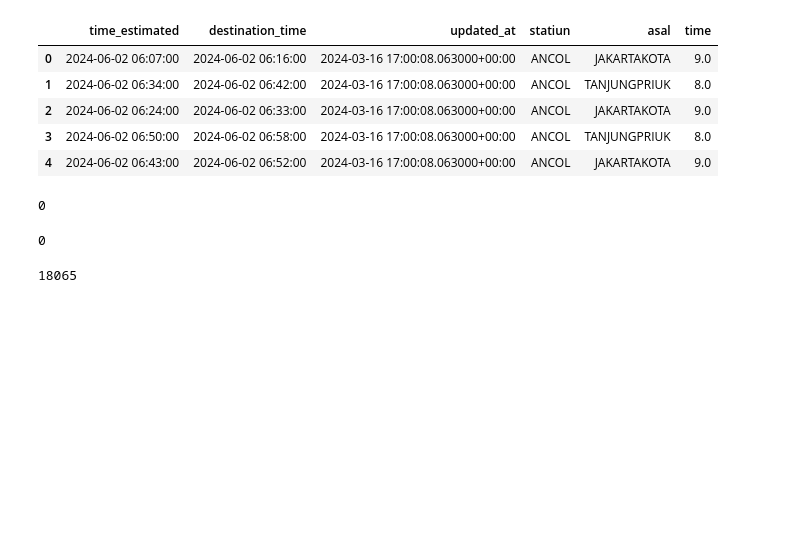
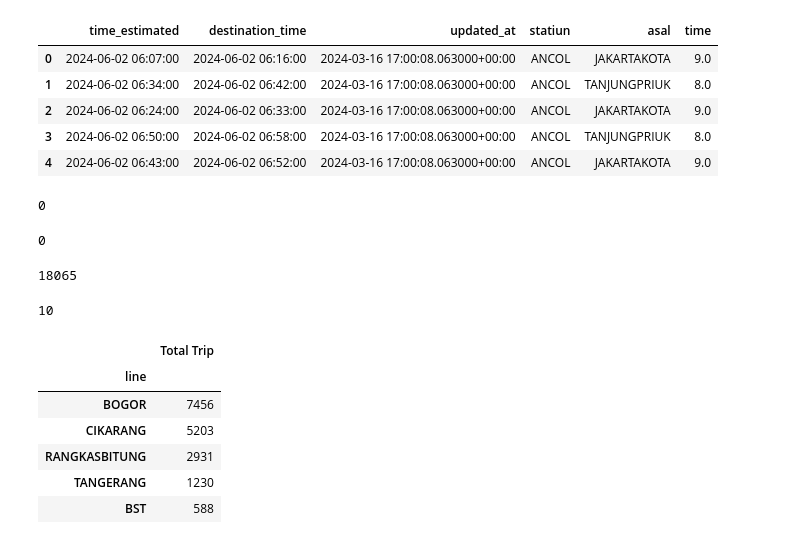
Before and after one commit to Kelnit/Year, a Jupyter notebook: Year.ipynb, the cells around one changed output. Saved outputs shown, nothing was run; the diff lists cells and outputs as text; code cells hidden in the pictures; blank space fills up the shorter version.

```diff
--- a/Year.ipynb
+++ b/Year.ipynb
@@ -69,3 +69,25 @@ total_trip
 18065
 # %%
 assert total_trip == origin.shape[0], "Fail !"
+# %%
+total_liner = origin["line"].nunique()
+
+total_liner
+# %% [output]
+10
+# %%
+triline = origin["line"].value_counts().to_frame().rename(columns={"count": "Total Trip"})
+
+triline.index = triline.index.str.replace("COMMUTER LINE", "")
+
+triline.index = triline.index.str.strip()
+
+triline.iloc[:5]
+# %% [output]
+|  | Total Trip |
+| line |  |
+| BOGOR | 7456 |
+| CIKARANG | 5203 |
+| RANGKASBITUNG | 2931 |
+| TANGERANG | 1230 |
+| BST | 588 |
```
Also changed, not shown: parts of 8 cells of this notebook.
